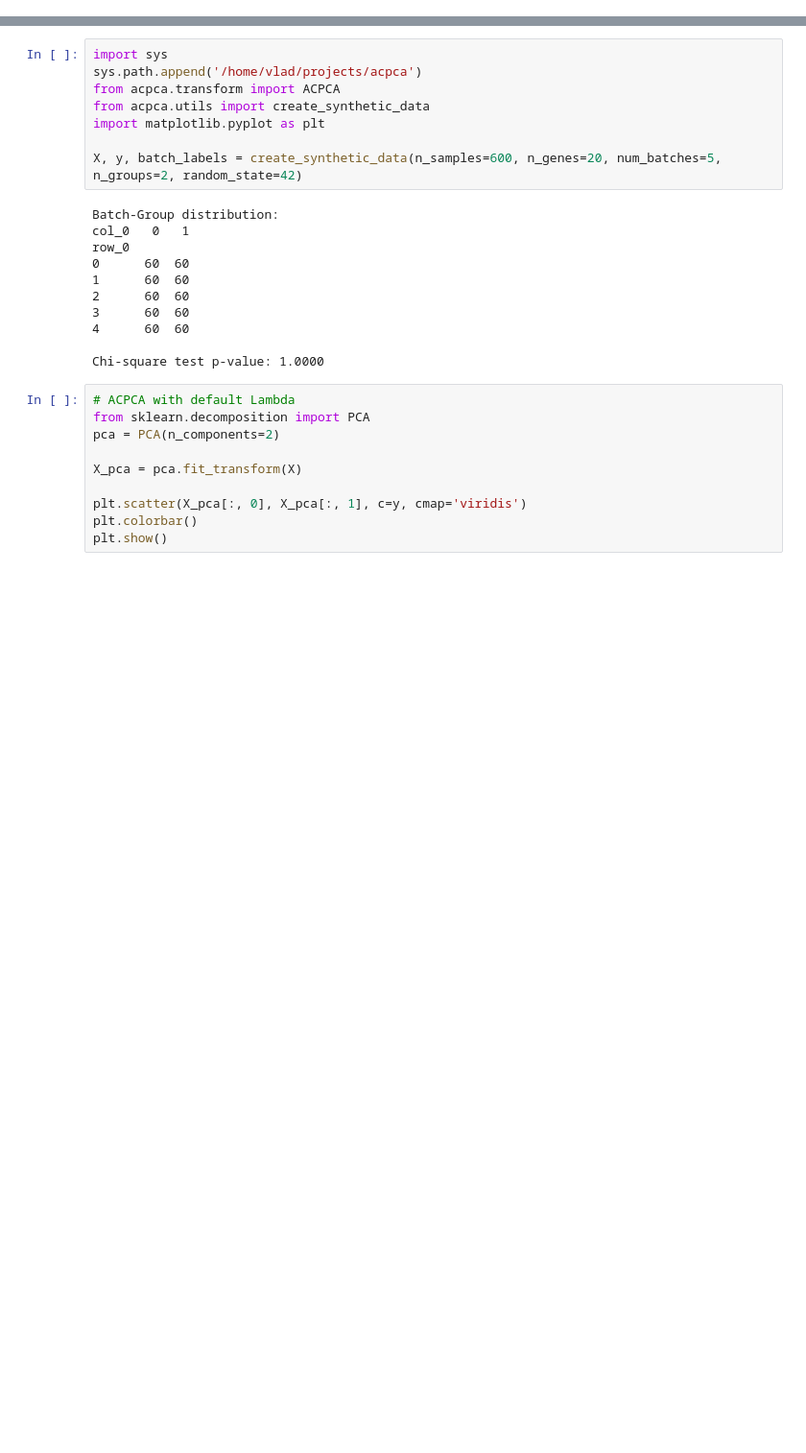
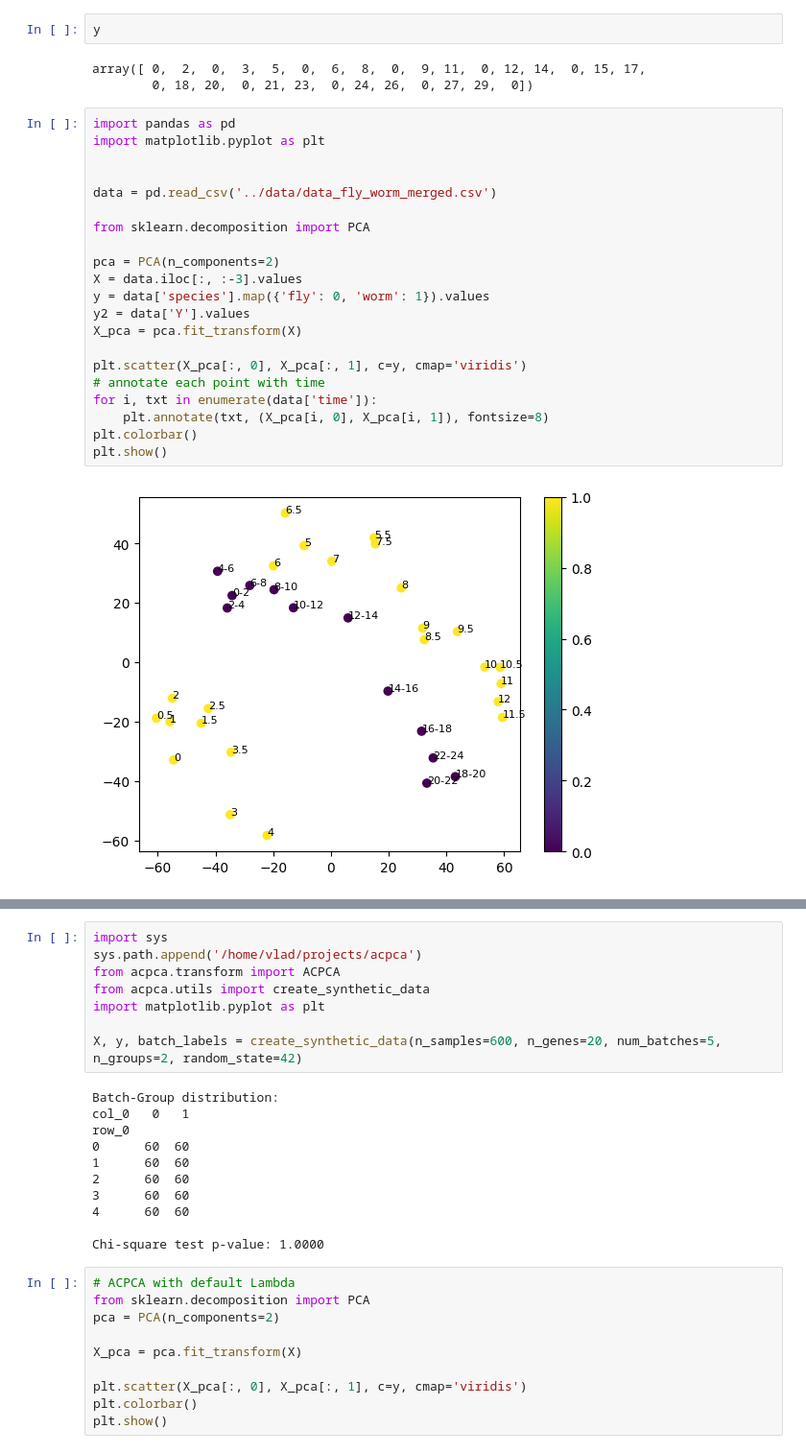
Before and after one commit to vgainullin/acpca, a Jupyter notebook: notebook/notebook.ipynb, the cells around one changed output, grey strips where cells are left out. Shown at 96% size. Saved outputs shown, nothing was run; the diff lists cells and outputs as text; blank space fills up the shorter version.

```diff
--- a/notebook/notebook.ipynb
+++ b/notebook/notebook.ipynb
@@ -36,0 +145,28 @@ plt.show()
+# %%
+y
+# %% [output]
+array([ 0,  2,  0,  3,  5,  0,  6,  8,  0,  9, 11,  0, 12, 14,  0, 15, 17,
+        0, 18, 20,  0, 21, 23,  0, 24, 26,  0, 27, 29,  0])
+# %%
+import pandas as pd
+import matplotlib.pyplot as plt
+
+
+data = pd.read_csv('../data/data_fly_worm_merged.csv')
+
+from sklearn.decomposition import PCA
+
+pca = PCA(n_components=2)
+X = data.iloc[:, :-3].values
+y = data['species'].map({'fly': 0, 'worm': 1}).values
+y2 = data['Y'].values
+X_pca = pca.fit_transform(X)
+
+plt.scatter(X_pca[:, 0], X_pca[:, 1], c=y, cmap='viridis')
+# annotate each point with time
+for i, txt in enumerate(data['time']):
+    plt.annotate(txt, (X_pca[i, 0], X_pca[i, 1]), fontsize=8)
+plt.colorbar()
+plt.show()
+# %% [output]
+[figure, added]
```
Also changed, not shown: parts of 14 cells of this notebook, 1 other file.
